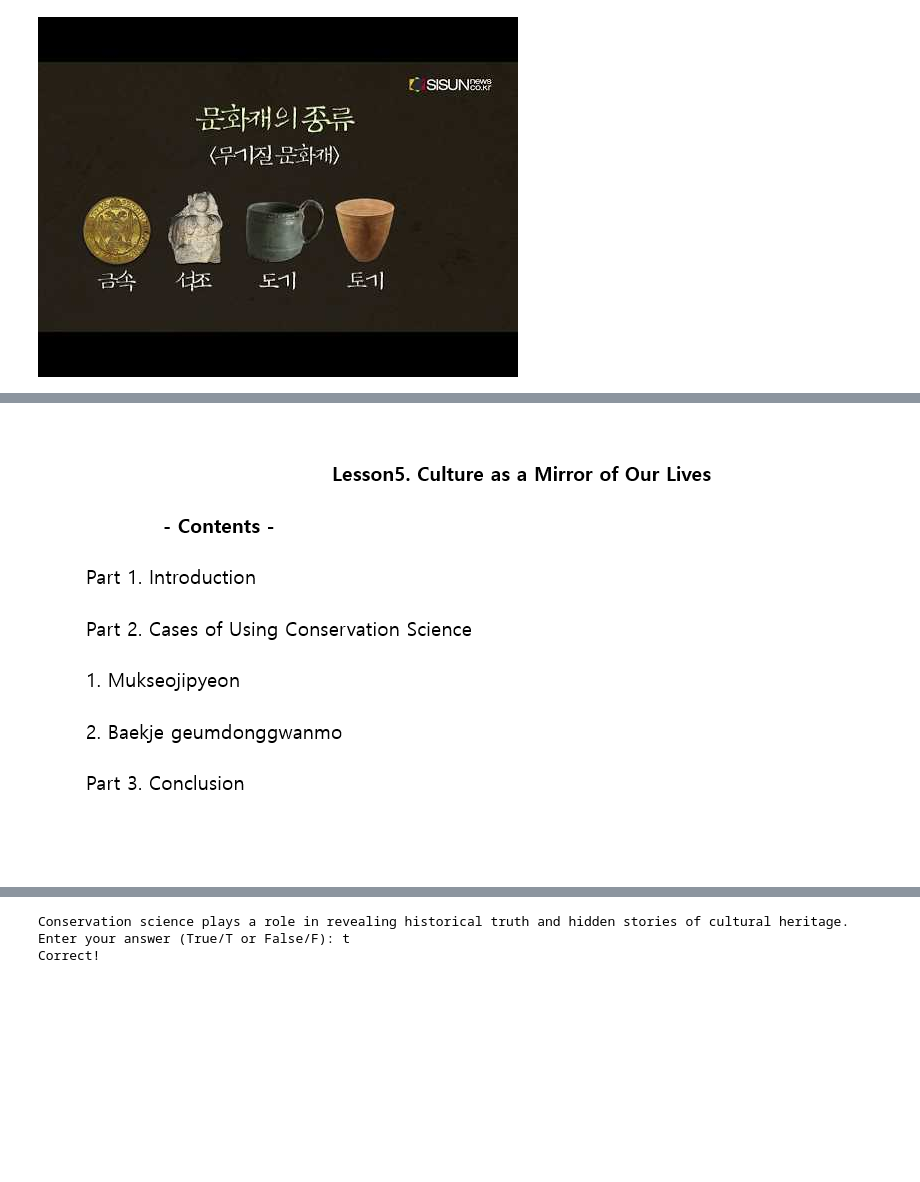
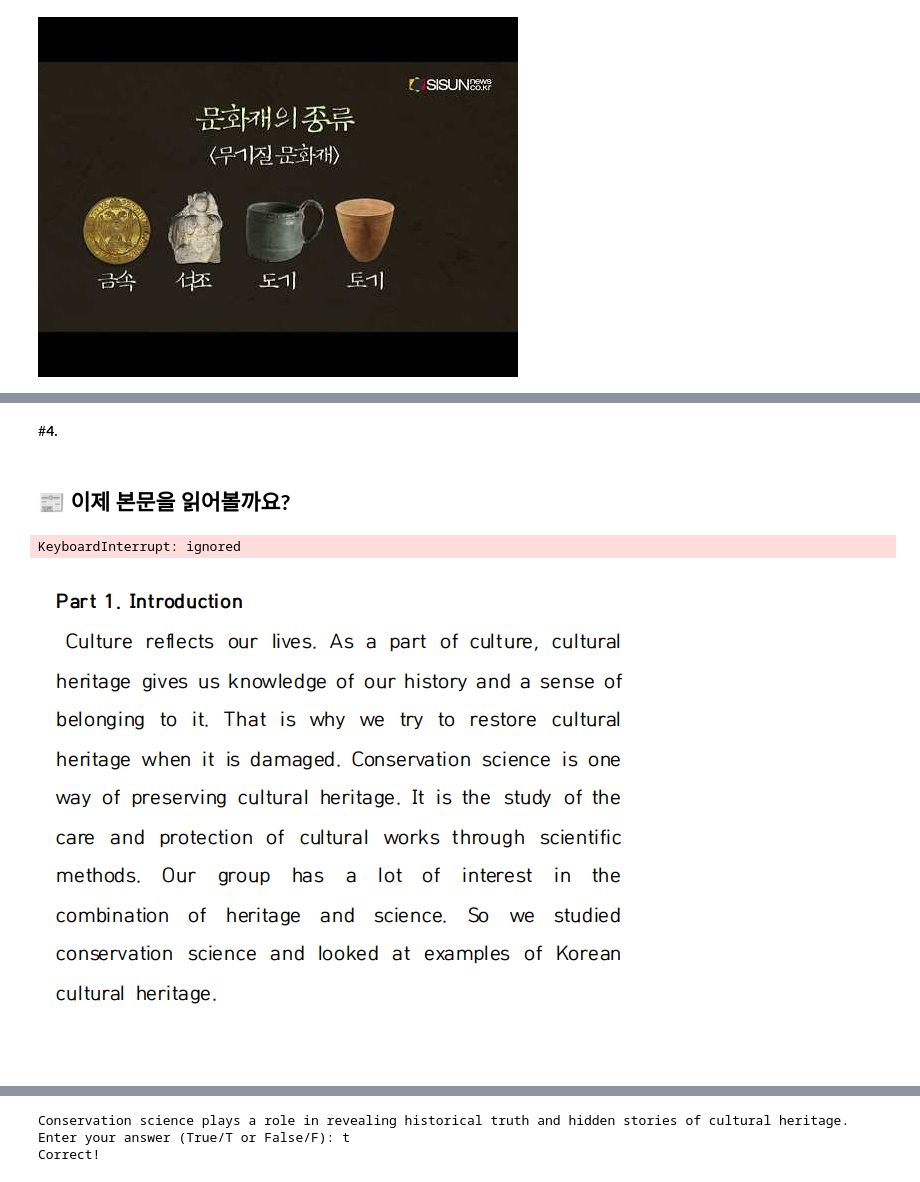
Before and after one commit to gnyr324/DL23_Project_G3, a Jupyter notebook: P_N.ipynb, the cells around one changed output, grey strips where cells are left out. Saved outputs shown, nothing was run; the diff lists cells and outputs as text; code cells hidden in the pictures; blank space fills up the shorter version.

```diff
--- a/P_N.ipynb
+++ b/P_N.ipynb
@@ -30,21 +138,51 @@ display(video)
+# %% [markdown]
+#**4.**
+# %% [markdown]
+## 📰 **이제 본문을 읽어볼까요?**
+# %%
+#@markdown 🔈**원어민과 함께 읽기**
+#contents 제외 1,2,3,4 페이지 음성 tts
+
+def text_to_speech(text):
+    from gtts import gTTS
+    import IPython.display as ipd
+
+    if text == "1":
+        tts = gTTS("Part 1. Introduction. Culture reflects our lives. As a part of culture, cultural heritage gives us knowledge of our history and a sense of belonging to it. That is why we try to restore cultural heritage when it is damaged. Conservation science is one way of preserving cultural heritage. It is the study of the care and protection of cultural works through scientific methods. Our group has a lot of interest in the combination of heritage and science. So we studied conservation science and looked at examples of Korean cultural heritage.")
+    elif text == "2":
+        tts = gTTS("Part 2. Cases of Using Conservation Science 1. Mukseojipyeon. This object may look like trash or burnt paper. However, it is the first image of the documents found inside Bulguksa samcheung seoktap (Seokgatap) in 1966. After a long conservation process, these documents finally revealed their identity. The documents, known as  Mukseojipyeon, include important information about Seokgatap. People believed that the pagoda had never previously been restored or repaired. However, according to Mukseojipyeon, Seokgatap was restored during the Goryeo Dynasty. As the example of Mukseojipyeon shows, conservation science plays an important role in revealing historical truth. It not only restores cultural heritage to its original form but also reveals its hidden stories.")
+    elif text == "3" :
+        tts = gTTS("2. Baekje geumdonggwanmo. These beautiful caps are replicas of Baekje geumdonggwanmo. The kings of Baekje often gave them to local leaders as rewards for their loyalty. The caps are famous for their delicate and beautiful patterns. Without conservation science, we would have never known about these beautiful patterns. Look at the first picture below. Can you recognize the cap here? Let's see how the cap was restored by conservation scientists. First, conservation scientists used X-ray photography to determine the original form. Then the cap was broken down into parts. During this process, conservation scientists removed foreign matter and rust from the surface and controlled corrosion with a chemical treatment. All the parts were then glued together and any damaged parts were repaired. At last, the cap regained its original form and shine.")
+    elif text == "4" :
+        tts = gTTS("Part 3. Conclusion. While working on the project, we found something important. Conservation science helps people understand Korea's proud past.  In addition, we realized that our culture will not survive without our effort to preserve it. So our group decided to do our best to save our cultural heritage for future generations.")
+
+    tts.save('output.mp3')
+    return ipd.Audio('output.mp3')
+
+
+input_text = input("페이지를 입력하세요: ")
+text_to_speech(input_text)
+# %% [output]
+KeyboardInterrupt: ignored
 # %%
+#@markdown
 from PIL import Image
 import requests
 from io import BytesIO
-Paragraph = 'contents' #@param = ['contents',1,2,3,4]
+Paragraph = '1' #@param = ['contents',1,2,3,4]
 
 if Paragraph == "contents":
     url = "https://github.com/gnudahyeon/DL23/blob/main/contents.0.png?raw=true"
 elif Paragraph == "1":
     url = "https://github.com/gnudahyeon/DL23/blob/main/intro.1.png?raw=true"
 elif Paragraph == "2":
     url = "https://github.com/gnudahyeon/DL23/blob/main/mukseojipyeon1.png?raw=true"
 elif Paragraph == "3":
     url = "https://github.com/gnudahyeon/DL23/blob/main/keumdongwanmo2.png?raw=true"
 elif Paragraph == "4":
     url = "https://github.com/gnudahyeon/DL23/blob/main/conclusion3.png?raw=true"
 response = requests.get(url)
 image = Image.open(BytesIO(response.content))
 image.show()
 # %% [output]
-[figure, old version]
+[figure, new version]
```
Also changed, not shown: parts of 23 cells of this notebook.
